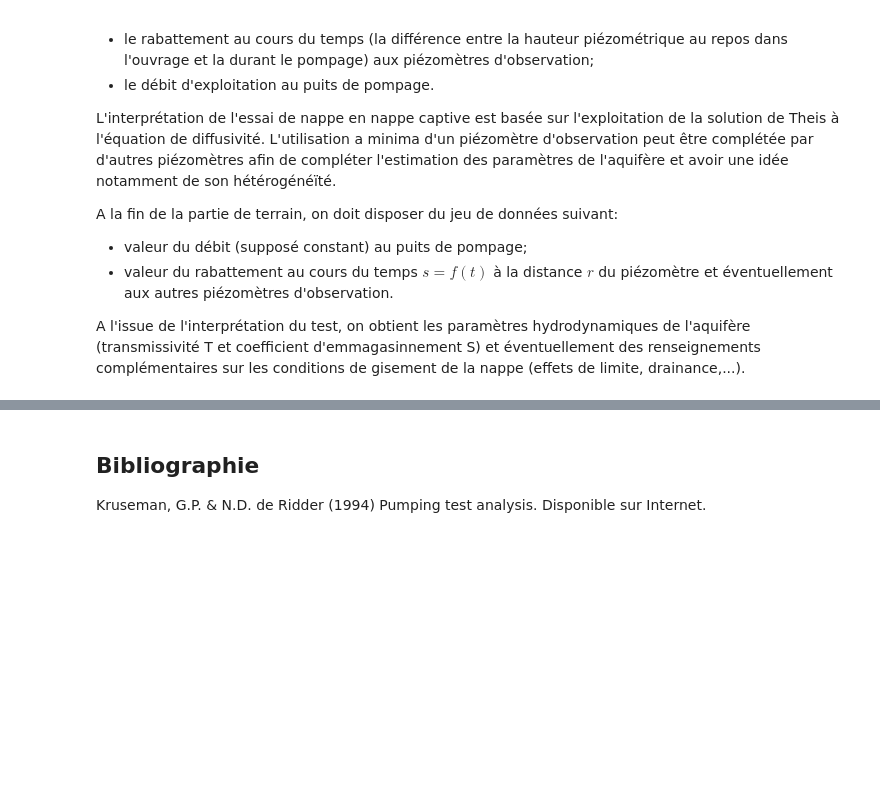
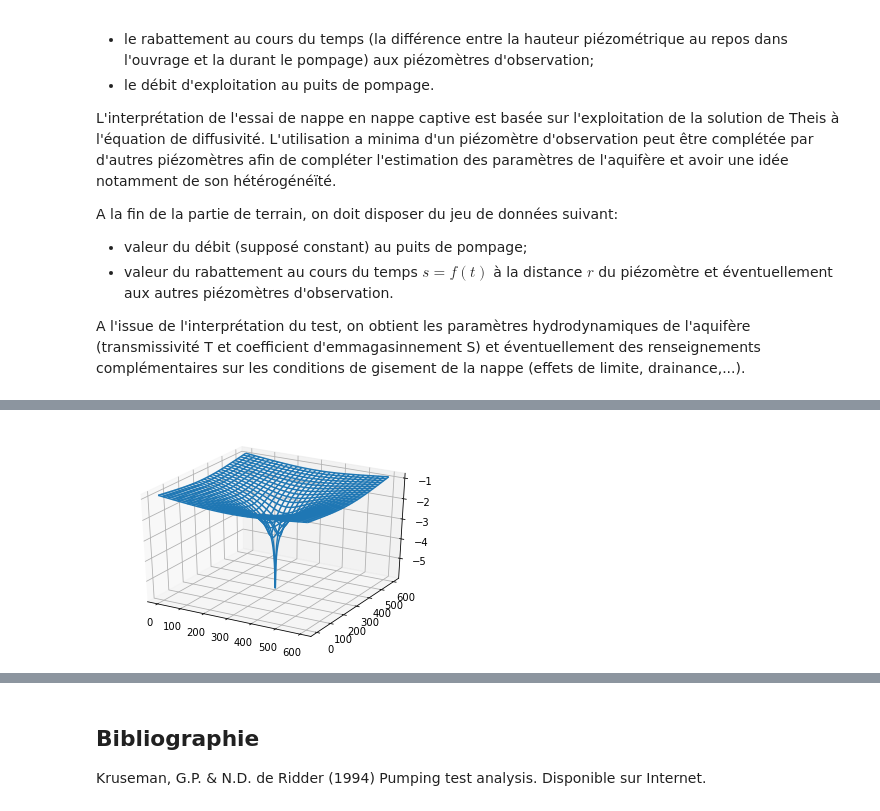
Before and after one commit to larroque852/NB_ENS2_theis_jacob, a Jupyter notebook: ENS2_Nappe_Theis.ipynb, the cells around one changed output, grey strips where cells are left out. Drawn from its saved outputs; the diff is of its cells as text; code cells hidden in the pictures; blank space fills up the shorter version.

```diff
--- a/ENS2_Nappe_Theis.ipynb
+++ b/ENS2_Nappe_Theis.ipynb
@@ -29,0 +269,13 @@ YouTubeVideo('0rRd_DqilwI')
+# %%
+# une petite vue 3D
+# code recupere de "https://matplotlib.org/2.0.2/mpl_toolkits/mplot3d/tutorial.html" et utilisé sans modification
+
+from mpl_toolkits.mplot3d import axes3d
+fig = plt.figure()
+ax = fig.add_subplot(111, projection='3d')
+
+# Plot a basic wireframe.
+ax.plot_wireframe(X, Y, -s1, rstride=20, cstride=20)
+plt.show()
+# %% [output]
+[figure, added]
```
Also changed, not shown: parts of 47 cells of this notebook, 1 other file.
